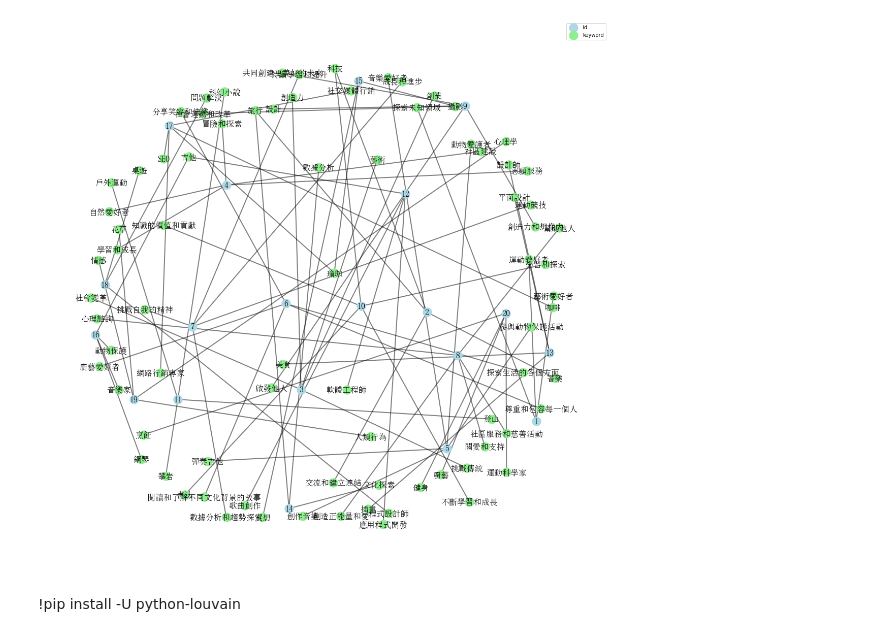
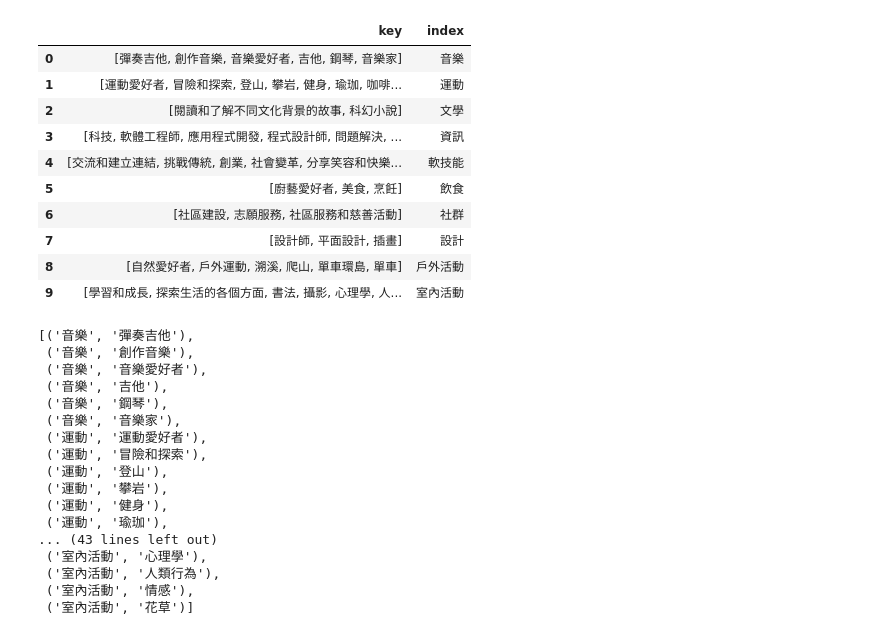
Before and after one commit to pecu/Tools, a Jupyter notebook: Graph.ipynb, the cells around one changed output. Drawn from its saved outputs; the diff is of its cells as text; code cells hidden in the pictures.

```diff
--- a/Graph.ipynb
+++ b/Graph.ipynb
@@ -14,3 +14,6 @@ df.head()
 | 2 | 3 | 大家好，我是一個富有創造力和決心的人。我喜歡挑戰傳統，尋找新的解決... | 創造力、挑戰傳統、藝術、創業、社會變革 |
 | 3 | 4 | 嗨，大家好！我是一個喜歡冒險和探索的人。我喜歡挑戰自己，突破舒適圈... | 冒險和探索、自然愛好者、社區建設、志願服務、學習和成長 |
 | 4 | 5 | 大家好，我是一個充滿熱情和正能量的人。我喜歡將我的能量和激情帶給身... | 音樂愛好者、彈奏吉他、創作音樂、動物愛護者、參與動物保護活動 |
+# %%
+index_df = pd.read_csv('index.csv')
+index_df.head()
@@ -51,33 +75,15 @@ defaultdict(list,
-# %%
-import networkx as nx
-import matplotlib.pyplot as plt
-
-# 使用 networkx
-G = nx.Graph()
-
-# 加點
-for id in id_to_keywords:
-    G.add_node(id, type='id')
-for keyword in keyword_to_ids:
-    G.add_node(keyword, type='keyword')
-
-# 加邊
-for keyword, ids in keyword_to_ids.items():
-    for id in ids:
-        G.add_edge(id, keyword)
-
-# 畫圖
-plt.figure(figsize=(20, 20))
-pos = nx.spring_layout(G, k=1, iterations=40)
-nx.draw_networkx_nodes(G, pos, nodelist=id_to_keywords.keys(), node_color='lightblue', label='id')
-nx.draw_networkx_nodes(G, pos, nodelist=keyword_to_ids.keys(), node_color='lightgreen', label='keyword')
-nx.draw_networkx_edges(G, pos, width=2.0, alpha=0.5)
-nx.draw_networkx_labels(G, pos, font_size=16, font_family='SimSun')
-
-plt.axis('off')
-plt.legend(scatterpoints=1)
-plt.show()
-# %% [output]
-[figure, removed]
-# %% [markdown]
-!pip install -U python-louvain
+# %%
+index_df['key'] = index_df['key'].str.replace('、', ',').str.split(',')
+index_df
+# %% [output]
+|  | key | index |
+| 0 | [彈奏吉他, 創作音樂, 音樂愛好者, 吉他, 鋼琴, 音樂家] | 音樂 |
+| 1 | [運動愛好者, 冒險和探索, 登山, 攀岩, 健身, 瑜珈, 咖啡... | 運動 |
+| 2 | [閱讀和了解不同文化背景的故事, 科幻小說] | 文學 |
+| 3 | [科技, 軟體工程師, 應用程式開發, 程式設計師, 問題解決, ... | 資訊 |
+| 4 | [交流和建立連結, 挑戰傳統, 創業, 社會變革, 分享笑容和快樂... | 軟技能 |
+| 5 | [廚藝愛好者, 美食, 烹飪] | 飲食 |
+| 6 | [社區建設, 志願服務, 社區服務和慈善活動] | 社群 |
+| 7 | [設計師, 平面設計, 插畫] | 設計 |
+| 8 | [自然愛好者, 戶外運動, 溯溪, 爬山, 單車環島, 單車] | 戶外活動 |
+| 9 | [學習和成長, 探索生活的各個方面, 書法, 攝影, 心理學, 人... | 室內活動 |
@@ -83,0 +98,20 @@ plt.show()
+# %%
+edges
+# %% [output]
+[('音樂', '彈奏吉他'),
+ ('音樂', '創作音樂'),
+ ('音樂', '音樂愛好者'),
+ ('音樂', '吉他'),
+ ('音樂', '鋼琴'),
+ ('音樂', '音樂家'),
+ ('運動', '運動愛好者'),
+ ('運動', '冒險和探索'),
+ ('運動', '登山'),
+ ('運動', '攀岩'),
+ ('運動', '健身'),
+ ('運動', '瑜珈'),
+... (43 lines left out)
+ ('室內活動', '心理學'),
+ ('室內活動', '人類行為'),
+ ('室內活動', '情感'),
+ ('室內活動', '花草')]
```
Also changed, not shown: parts of 9 cells of this notebook, 1 other file.
